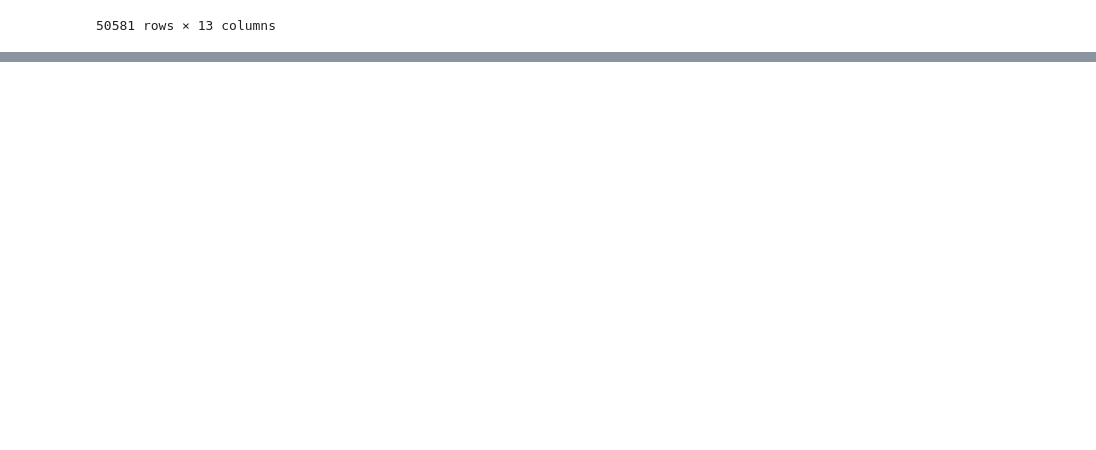
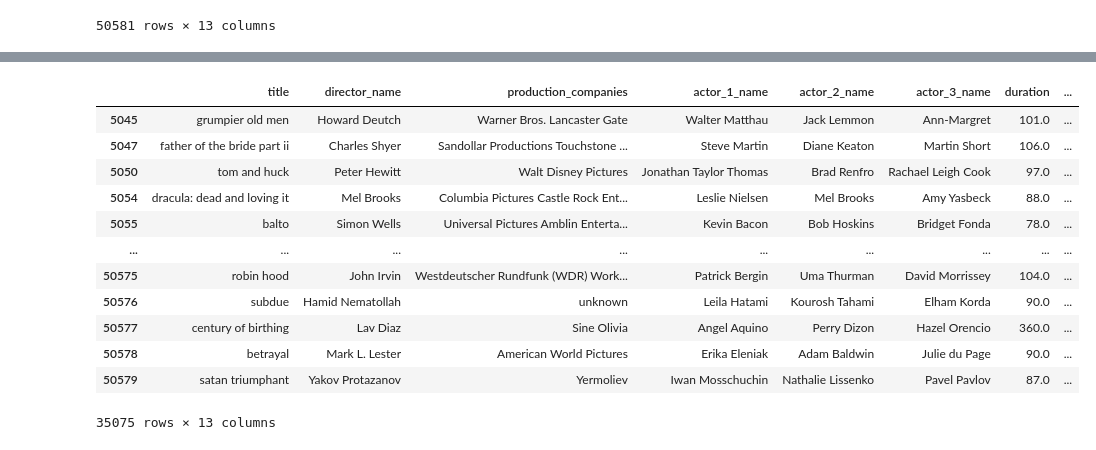
Before and after one commit to remon-rakibul/movie-dataset-2023, a Jupyter notebook: data_aquisition.ipynb, the cells around one changed output, grey strips where cells are left out. Cells and saved outputs as stored; diff of their text form; code cells hidden in the pictures; blank space fills up the shorter version.

```diff
--- a/data_aquisition.ipynb
+++ b/data_aquisition.ipynb
@@ -570,0 +632,16 @@ df_mod.to_csv('data/data_filled.csv', index=False)
+# %%
+df[df['budget'] == 0.0]
+# %% [output]
+|  | title | director_name | production_companies | actor_1_name | actor_2_name | actor_3_name | duration | ... |
+| 5045 | grumpier old men | Howard Deutch | Warner Bros. Lancaster Gate | Walter Matthau | Jack Lemmon | Ann-Margret | 101.0 | ... |
+| 5047 | father of the bride part ii | Charles Shyer | Sandollar Productions Touchstone ... | Steve Martin | Diane Keaton | Martin Short | 106.0 | ... |
+| 5050 | tom and huck | Peter Hewitt | Walt Disney Pictures | Jonathan Taylor Thomas | Brad Renfro | Rachael Leigh Cook | 97.0 | ... |
+| 5054 | dracula: dead and loving it | Mel Brooks | Columbia Pictures Castle Rock Ent... | Leslie Nielsen | Mel Brooks | Amy Yasbeck | 88.0 | ... |
+| 5055 | balto | Simon Wells | Universal Pictures Amblin Enterta... | Kevin Bacon | Bob Hoskins | Bridget Fonda | 78.0 | ... |
+| ... | ... | ... | ... | ... | ... | ... | ... | ... |
+| 50575 | robin hood | John Irvin | Westdeutscher Rundfunk (WDR) Work... | Patrick Bergin | Uma Thurman | David Morrissey | 104.0 | ... |
+| 50576 | subdue | Hamid Nematollah | unknown | Leila Hatami | Kourosh Tahami | Elham Korda | 90.0 | ... |
+| 50577 | century of birthing | Lav Diaz | Sine Olivia | Angel Aquino | Perry Dizon | Hazel Orencio | 360.0 | ... |
+| 50578 | betrayal | Mark L. Lester | American World Pictures | Erika Eleniak | Adam Baldwin | Julie du Page | 90.0 | ... |
+| 50579 | satan triumphant | Yakov Protazanov | Yermoliev | Iwan Mosschuchin | Nathalie Lissenko | Pavel Pavlov | 87.0 | ... |
+35075 rows × 13 columns
```
Also changed, not shown: parts of 18 cells of this notebook, 1 other file.
